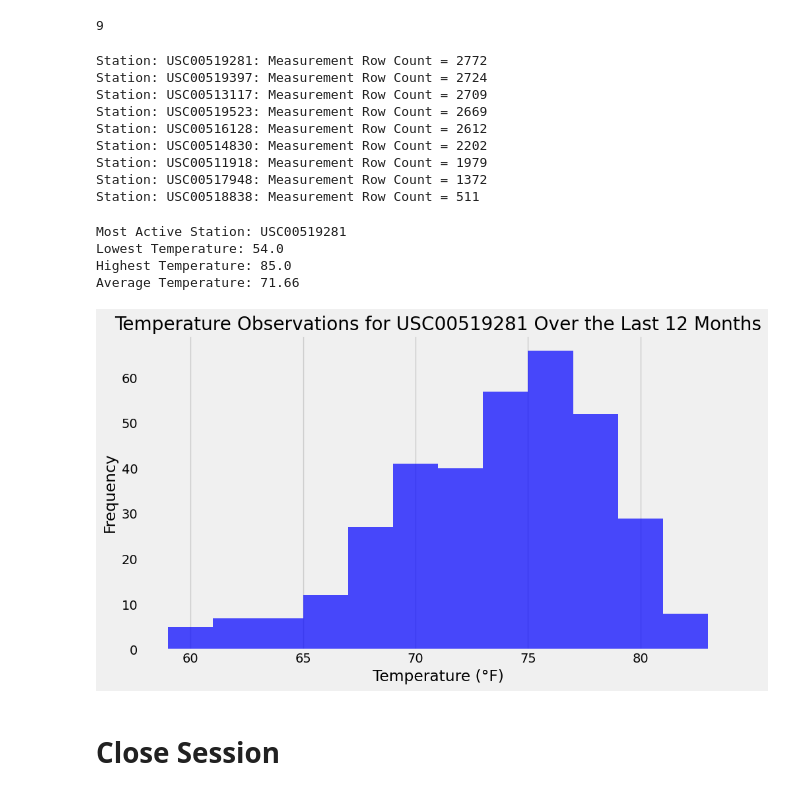
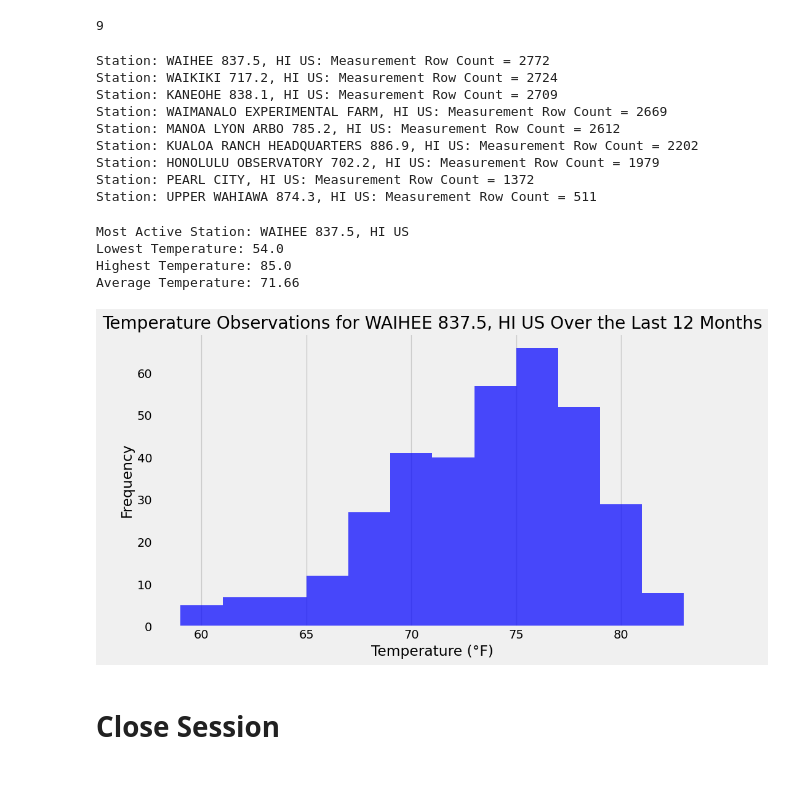
Before and after one commit to DanOMearaWD/sqlalchemy-challenge, a Jupyter notebook: SurfsUp/climate_starter.ipynb, the cells around one changed output. Saved outputs shown, nothing was run; the diff lists cells and outputs as text; code cells hidden in the pictures.

```diff
--- a/SurfsUp/climate_starter.ipynb
+++ b/SurfsUp/climate_starter.ipynb
@@ -118,33 +118,33 @@ total_stations
 # %%
 # Design a query to find the most active stations (i.e. which stations have the most rows?)
 # List the stations and their counts in descending order.
-active_stations = session.query(station.station,
+active_stations = session.query(station.station,station.name,
                                 func.count(measurement.id)).filter(
                                     station.station == measurement.station
                                 ).group_by(station.station).order_by(
                                     func.count(measurement.id).desc()).all()
-for station_name, count in active_stations:
+for station_id, station_name, count in active_stations:
     print(f"Station: {station_name}: Measurement Row Count = {count}")
 # %% [output]
-Station: USC00519281: Measurement Row Count = 2772
-Station: USC00519397: Measurement Row Count = 2724
-Station: USC00513117: Measurement Row Count = 2709
-Station: USC00519523: Measurement Row Count = 2669
-Station: USC00516128: Measurement Row Count = 2612
-Station: USC00514830: Measurement Row Count = 2202
-Station: USC00511918: Measurement Row Count = 1979
-Station: USC00517948: Measurement Row Count = 1372
-Station: USC00518838: Measurement Row Count = 511
+Station: WAIHEE 837.5, HI US: Measurement Row Count = 2772
+Station: WAIKIKI 717.2, HI US: Measurement Row Count = 2724
+Station: KANEOHE 838.1, HI US: Measurement Row Count = 2709
+Station: WAIMANALO EXPERIMENTAL FARM, HI US: Measurement Row Count = 2669
+Station: MANOA LYON ARBO 785.2, HI US: Measurement Row Count = 2612
+Station: KUALOA RANCH HEADQUARTERS 886.9, HI US: Measurement Row Count = 2202
+Station: HONOLULU OBSERVATORY 702.2, HI US: Measurement Row Count = 1979
+Station: PEARL CITY, HI US: Measurement Row Count = 1372
+Station: UPPER WAHIAWA 874.3, HI US: Measurement Row Count = 511
 # %%
 # Using the most active station id from the previous query, calculate the lowest, highest, and average temperature.
-most_active_station_name = active_stations[0].station
-most_active_station_name
+most_active_station_id = active_stations[0].station
+most_active_station_name = active_stations[0].name
 
 temperature_stats = session.query(
     func.min(measurement.tobs),
     func.max(measurement.tobs),
     func.avg(measurement.tobs)
-).filter(measurement.station == most_active_station_name)
+).filter(measurement.station == most_active_station_id)
 
 #list unpack
 temp_min, temp_max, temp_avg = temperature_stats[0]
@@ -154,32 +154,32 @@ print(f"Lowest Temperature: {temp_min}")
 print(f"Highest Temperature: {temp_max}")
 print(f"Average Temperature: {round(temp_avg,2)}")
 # %% [output]
-Most Active Station: USC00519281
+Most Active Station: WAIHEE 837.5, HI US
 Lowest Temperature: 54.0
 Highest Temperature: 85.0
 Average Temperature: 71.66
 # %%
 # Using the most active station id
 # Query the last 12 months of temperature observation data for this station and plot the results as a histogram
 temp_data_12mo = session.query(measurement.date, measurement.tobs)\
     .filter(measurement.date >= twelve_months_ago)\
-    .filter(measurement.station == most_active_station_name)\
+    .filter(measurement.station == most_active_station_id)\
     .order_by(desc(measurement.date))\
     .all()
 temp_data_12mo
 
 temp_df = pd.DataFrame(temp_data_12mo, columns=['Date', 'Temperature'])
 
 plt.figure(figsize=(10, 6))
 plt.hist(temp_df['Temperature'], bins=12, color='blue', alpha=0.7)
 plt.title(f'Temperature Observations for {most_active_station_name} Over the Last 12 Months')
 plt.xlabel('Temperature (°F)')
 plt.ylabel('Frequency')
 plt.grid(axis='y')
 plt.tight_layout()
 plt.show()
 # %% [output]
-[figure, old version]
+[figure, new version]
 # %% [markdown]
 # Close Session
 # %%
```
Also changed, not shown: parts of 1 cell of this notebook, 1 other file.
